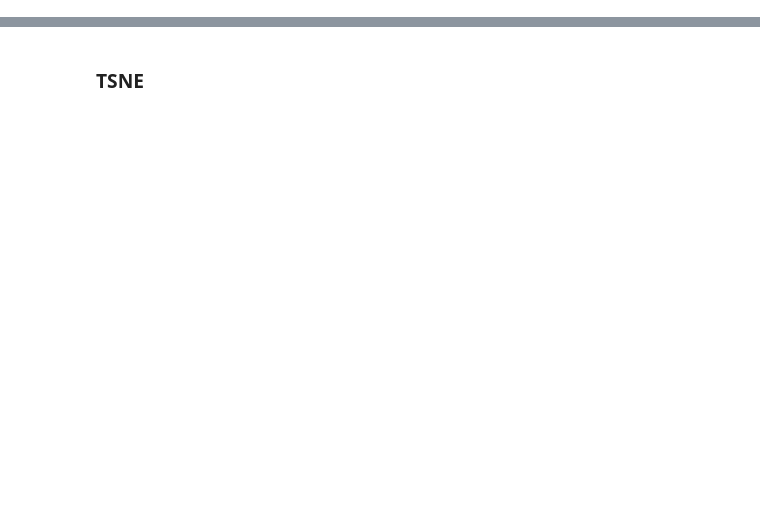
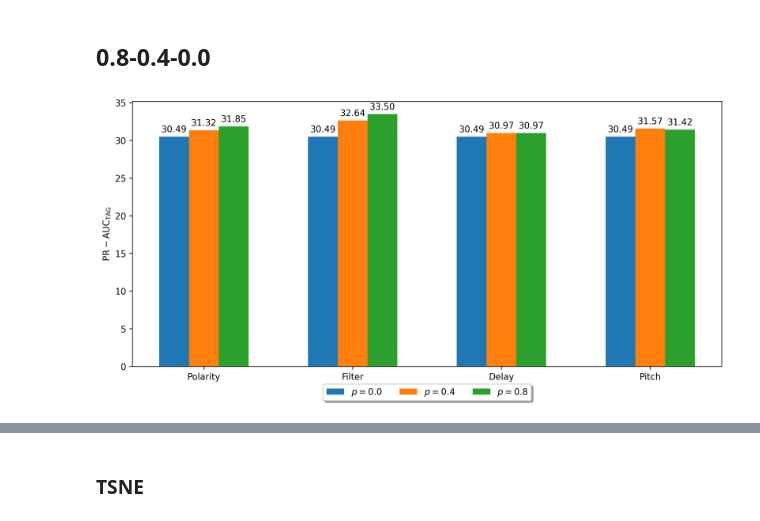
Before and after one commit to Spijkervet/CLMR, a Jupyter notebook: notebooks/paper figures.ipynb, the cells around one changed output, grey strips where cells are left out. Cells and saved outputs as stored; diff of their text form; code cells hidden in the pictures; blank space fills up the shorter version.

```diff
--- a/notebooks/paper figures.ipynb
+++ b/notebooks/paper figures.ipynb
@@ -87,0 +123,53 @@ plt.show()
+# %% [markdown]
+## 0.8-0.4-0.0
+# %%
+import matplotlib.pyplot as plt
+import numpy as np
+
+
+labels = ["Polarity", "Filter", "Delay", "Pitch"]
+zeros = [0.3049333103] * 4
+fours = [0.3132290143, 0.3264228298, 0.3097189801, 0.3157329899]
+eights = [0.3184843979, 0.3349694146, 0.3096827864, 0.3141724191]
+
+zeros = [z*100 for z in zeros]
+fours = [z*100 for z in fours]
+eights = [z*100 for z in eights]
+
+x = np.arange(len(labels))  # the label locations
+width = 0.2  # the width of the bars
+
+fig, ax = plt.subplots(dpi=300, figsize=[10,5])
+rects1 = ax.bar(x - width, zeros, width=width, label='$p=0.0$', align="center")
+rects2 = ax.bar(x, fours, width=width, label='$p=0.4$', align="center")
+rects3 = ax.bar(x + width, eights, width=width, label='$p=0.8$', align="center")
+
+# Add some text for labels, title and custom x-axis tick labels, etc.
+ax.set_ylabel("$\mathrm{PR-AUC}_\mathrm{TAG}$")
+# ax.set_title('ROC-AP scores for 4 transformations using different probability values')
+ax.set_xticks(x)
+ax.set_xticklabels(labels)
+
+ax.legend(loc='upper center', bbox_to_anchor=(0.5, -0.05),
+          fancybox=True, shadow=True, ncol=5)
+
+def autolabel(rects):
+    """Attach a text label above each bar in *rects*, displaying its height."""
+    for rect in rects:
+        height = rect.get_height()
+        ax.annotate('{:0.2f}'.format(height),
+                    xy=(rect.get_x() + rect.get_width() / 2, height),
+                    xytext=(0, 3),  # 3 points vertical offset
+                    textcoords="offset points",
+                    ha='center', va='bottom')
+
+
+autolabel(rects1)
+autolabel(rects2)
+autolabel(rects3)
+
+fig.tight_layout()
+plt.savefig("../media/transformation_probabilities.png")
+plt.show()
+# %% [output]
+[figure, added]
```
Also changed, not shown: parts of 10 cells of this notebook, 6 other files.
